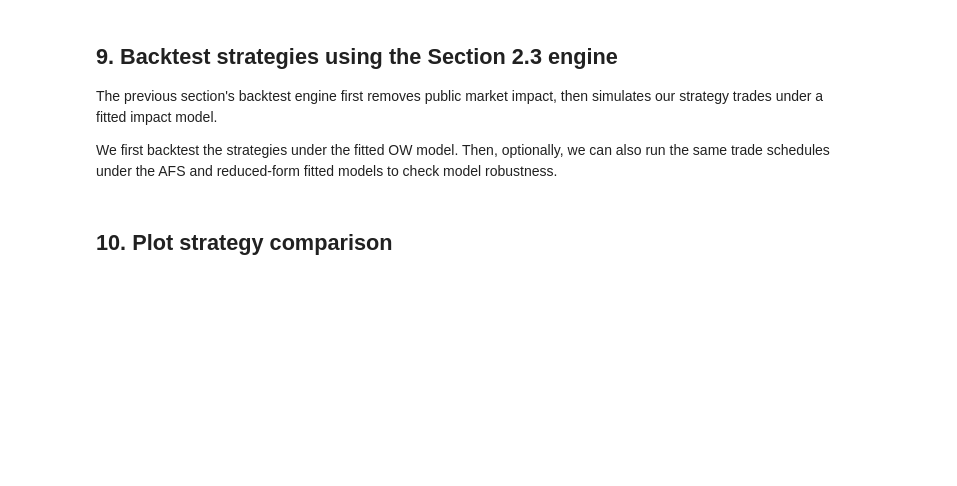
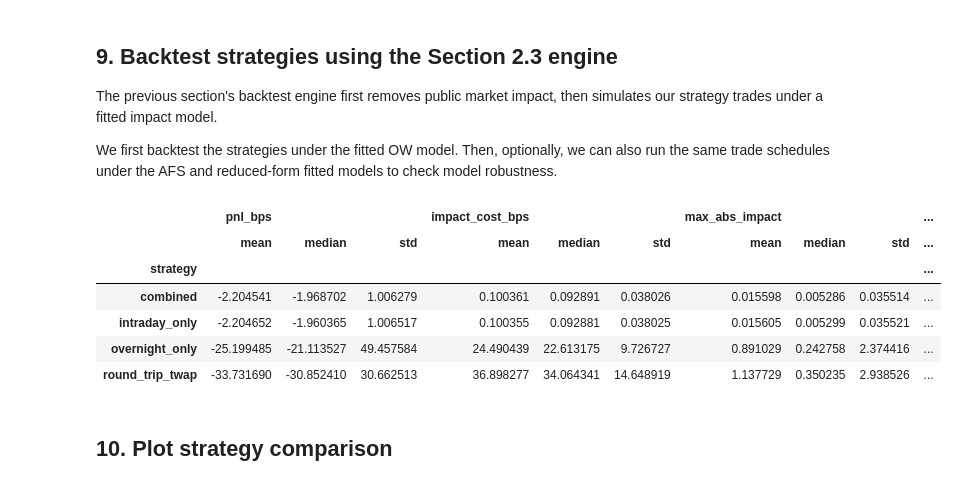
Before and after one commit to raphdlfrg/Quant_Trading_Price_Impact, a Jupyter notebook: 2_5_Optimal_Trading_Strategy.ipynb, the cells around one changed output. Saved outputs shown, nothing was run; the diff lists cells and outputs as text; code cells hidden in the pictures; blank space fills up the shorter version.

```diff
--- a/2_5_Optimal_Trading_Strategy.ipynb
+++ b/2_5_Optimal_Trading_Strategy.ipynb
@@ -398,62 +308,42 @@ The previous section's backtest engine first removes public market impact, then
 
 We first backtest the strategies under the fitted OW model. Then, optionally, we can also run the same trade schedules under the AFS and reduced-form fitted models to check model robustness.
 # %%
-def run_strategy_backtests_for_model(
-    strategy_trade_dfs,
-    model_type,
-    test_px_df,
-    test_traded_volume_df,
-    scaling_df,
-    fit_dfs,
-    dt_seconds=10,
-):
-    results = []
 
-    for strategy_name, trades_df in strategy_trade_dfs.items():
-        bt = run_backtest_from_trade_df(
-            test_px_df=test_px_df,
-            strategy_trades_df=trades_df,
-            test_traded_volume_df=test_traded_volume_df,
-            scaling_df=scaling_df,
-            fit_df=fit_dfs[model_type],
-            model_type=model_type,
-            dt_seconds=dt_seconds,
-        )
-
-        bt = add_bps_metrics(bt)
-        bt["strategy"] = strategy_name
-        bt["backtest_model"] = model_type
-
-        results.append(bt)
-
-    return pd.concat(results, ignore_index=True)
 
 
 ow_strategy_backtests_df = run_strategy_backtests_for_model(
     strategy_trade_dfs=strategy_trade_dfs,
     model_type="ow",
     test_px_df=test_px_df,
     test_traded_volume_df=test_traded_volume_df,
     scaling_df=scaling_df,
     fit_dfs=fit_dfs,
     dt_seconds=dt_seconds,
 )
 
 summary_cols = [
     "pnl_bps",
     "impact_cost_bps",
     "max_abs_impact",
     "total_abs_traded",
     "net_traded",
 ]
 
 ow_summary = (
     ow_strategy_backtests_df
     .groupby("strategy")[summary_cols]
     .agg(["mean", "median", "std"])
 )
 
 display(ow_summary)
+# %% [output]
+|  | pnl_bps |  |  | impact_cost_bps |  |  | max_abs_impact |  |  | ... |
+|  | mean | median | std | mean | median | std | mean | median | std | ... |
+| strategy |  |  |  |  |  |  |  |  |  | ... |
+| combined | -2.204541 | -1.968702 | 1.006279 | 0.100361 | 0.092891 | 0.038026 | 0.015598 | 0.005286 | 0.035514 | ... |
+| intraday_only | -2.204652 | -1.960365 | 1.006517 | 0.100355 | 0.092881 | 0.038025 | 0.015605 | 0.005299 | 0.035521 | ... |
+| overnight_only | -25.199485 | -21.113527 | 49.457584 | 24.490439 | 22.613175 | 9.726727 | 0.891029 | 0.242758 | 2.374416 | ... |
+| round_trip_twap | -33.731690 | -30.852410 | 30.662513 | 36.898277 | 34.064341 | 14.648919 | 1.137729 | 0.350235 | 2.938526 | ... |
 # %% [markdown]
 ## 10. Plot strategy comparison
 # %%
```
Also changed, not shown: parts of 9 cells of this notebook.
